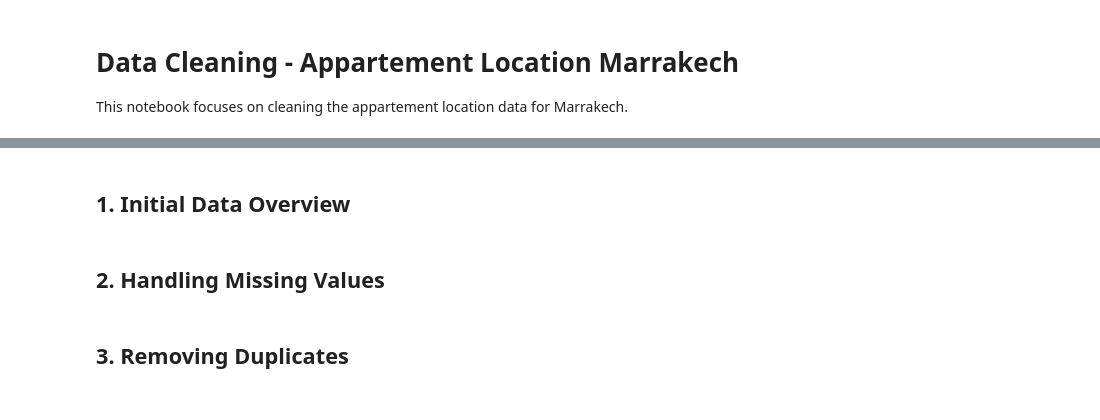
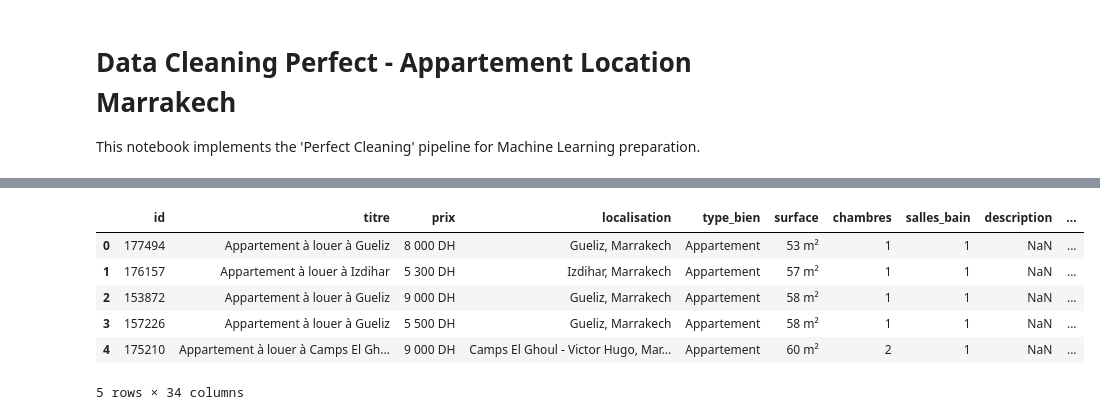
Before and after one commit to MAZIHBouchra/gateone-final, a Jupyter notebook: notebooks/locations/appartement_location_cleaning.ipynb, the cells around one changed output, grey strips where cells are left out. Cells and saved outputs as stored; diff of their text form; code cells hidden in the pictures.

```diff
--- a/notebooks/locations/appartement_location_cleaning.ipynb
+++ b/notebooks/locations/appartement_location_cleaning.ipynb
@@ -1,6 +1,6 @@
 # %% [markdown]
-# Data Cleaning - Appartement Location Marrakech
-This notebook focuses on cleaning the appartement location data for Marrakech.
+# Data Cleaning Perfect - Appartement Location Marrakech
+This notebook implements the 'Perfect Cleaning' pipeline for Machine Learning preparation.
 # %%
 import pandas as pd
 import numpy as np
@@ -9,13 +9,14 @@ import seaborn as sns
 import os
 
 # File path
-file_path = '../../data/marrakech_immo_location_features/appartement_location.csv'
+file_path = '../../data/marrakech_immo_location/appartement_location.csv'
 
 # Load data
 if os.path.exists(file_path):
     df = pd.read_csv(file_path)
     print(f"Successfully loaded {file_path}")
+    print(f"Initial shape: {df.shape}")
     display(df.head())
 else:
     print(f"ERROR: File not found at {file_path}")
-    print(f"Current working directory: {os.getcwd()}")
+# %% [output]
@@ -22,2 +25,7 @@ else:
+|  | id | titre | prix | localisation | type_bien | surface | chambres | salles_bain | description | ... |
+| 0 | 177494 | Appartement à louer à Gueliz | 8 000 DH | Gueliz, Marrakech | Appartement | 53 m² | 1 | 1 | NaN | ... |
+| 1 | 176157 | Appartement à louer à Izdihar | 5 300 DH | Izdihar, Marrakech | Appartement | 57 m² | 1 | 1 | NaN | ... |
+| 2 | 153872 | Appartement à louer à Gueliz | 9 000 DH | Gueliz, Marrakech | Appartement | 58 m² | 1 | 1 | NaN | ... |
+| 3 | 157226 | Appartement à louer à Gueliz | 5 500 DH | Gueliz, Marrakech | Appartement | 58 m² | 1 | 1 | NaN | ... |
+| 4 | 175210 | Appartement à louer à Camps El Gh... | 9 000 DH | Camps El Ghoul - Victor Hugo, Mar... | Appartement | 60 m² | 2 | 1 | NaN | ... |
+5 rows × 34 columns
-# %% [markdown]
-## 1. Initial Data Overview
@@ -30,2 +31,0 @@ else:
-# %% [markdown]
-## 2. Handling Missing Values
@@ -88,2 +31,0 @@ if 'df' in locals():
-# %% [markdown]
-## 3. Removing Duplicates
```
Also changed, not shown: parts of 23 cells of this notebook.
